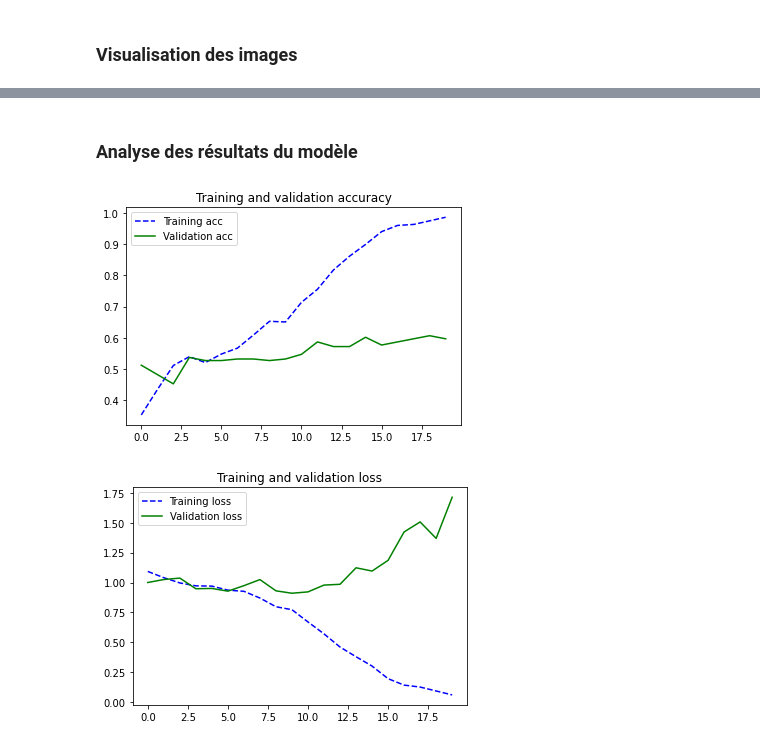
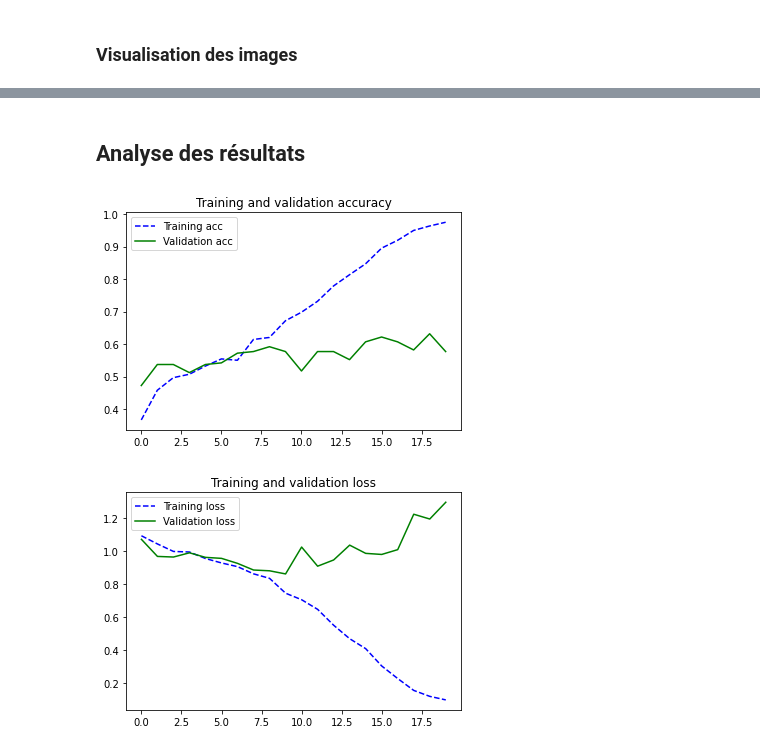
Before and after one commit to TCD32/Projet-CapitalsLearning, a Jupyter notebook: src/CapitalsLearning.ipynb, the cells around one changed output, grey strips where cells are left out. Cells and saved outputs as stored; diff of their text form; code cells hidden in the pictures.

```diff
--- a/src/CapitalsLearning.ipynb
+++ b/src/CapitalsLearning.ipynb
@@ -20,3 +29,7 @@ from visualization.plot_training_analysis import plot_training_analysis
+# %%
+EPOCHS = 20
+BATCH_SIZE = 10
+LEARNING_RATE = 3e-4
 # %% [markdown]
 ## Chargement des données
 # %% [markdown]
@@ -99,4 +116,7 @@ _________________________________________________________________
 # %%
+# Entrainement du modele
 model.compile(loss='sparse_categorical_crossentropy',
-              optimizer=optimizers.Adam(learning_rate=3e-4),
+              optimizer=optimizers.Adam(learning_rate=LEARNING_RATE),
               metrics=['accuracy'])
+
+history_bm1 = model.fit(x_train, y_train, validation_data=(x_val, y_val), epochs=EPOCHS, batch_size=BATCH_SIZE)
@@ -123,7 +123,7 @@ Epoch 20/20
 # %% [markdown]
-### Analyse des résultats du modèle
+## Analyse des résultats
 # %%
-plot_training_analysis(history)
+plot_training_analysis(history_bm1)
 # %% [output]
-[figure, old version]
+[figure, new version]
-[figure, old version]
+[figure, new version]
```
Also changed, not shown: parts of 15 cells of this notebook, 2 other files.
